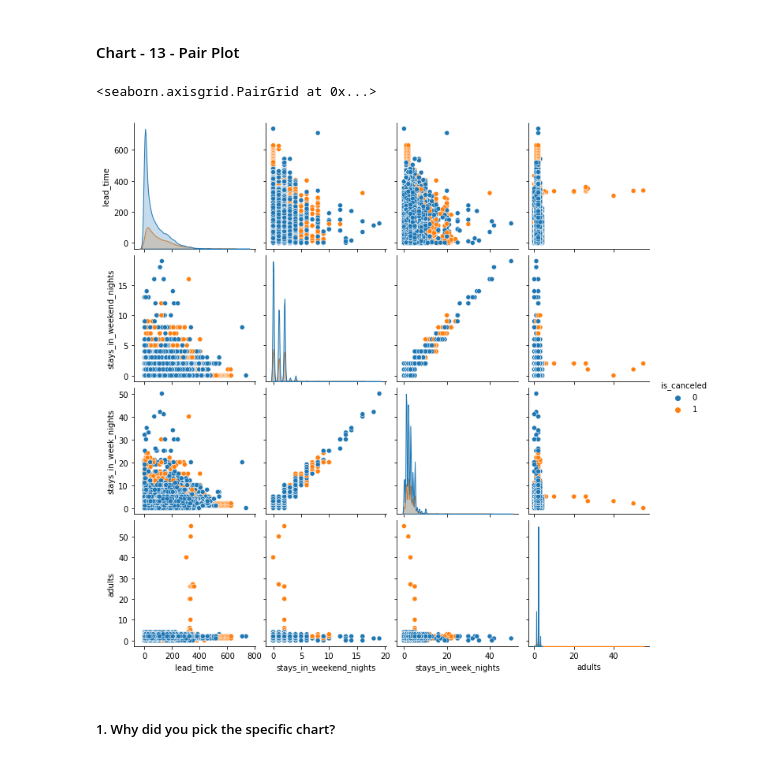
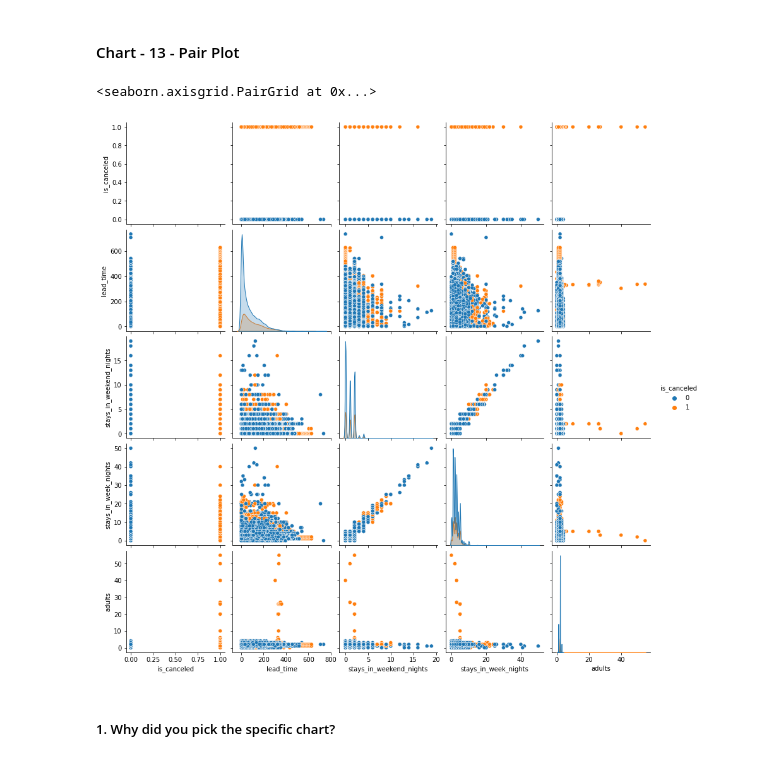
Before and after one commit to fadakenitin/Capstone_ProjectEDA, a Jupyter notebook: Hotel_booking_EDA.ipynb, the cells around one changed output. Drawn from its saved outputs; the diff is of its cells as text; code cells hidden in the pictures.

```diff
--- a/Hotel_booking_EDA.ipynb
+++ b/Hotel_booking_EDA.ipynb
@@ -1111,14 +1111,14 @@ I chose to use a heatmap because the correlation matrix is a useful tool to iden
 # %%
 # Pair Plot visualization code
 
 # Select a subset of columns to plot
 columns_to_plot = ["is_canceled", "lead_time", "stays_in_weekend_nights", "stays_in_week_nights", "adults"]
 
 # Create the pair plot
-sns.pairplot(data[columns_to_plot], hue="is_canceled")
+sns.pairplot(data=data,vars=columns_to_plot, hue="is_canceled")
 # %% [output]
 <seaborn.axisgrid.PairGrid at 0x...>
-[figure, old version]
+[figure, new version]
 # %% [markdown]
 ##### 1. Why did you pick the specific chart?
 # %% [markdown]
```
Also changed, not shown: parts of 1 cell of this notebook.
